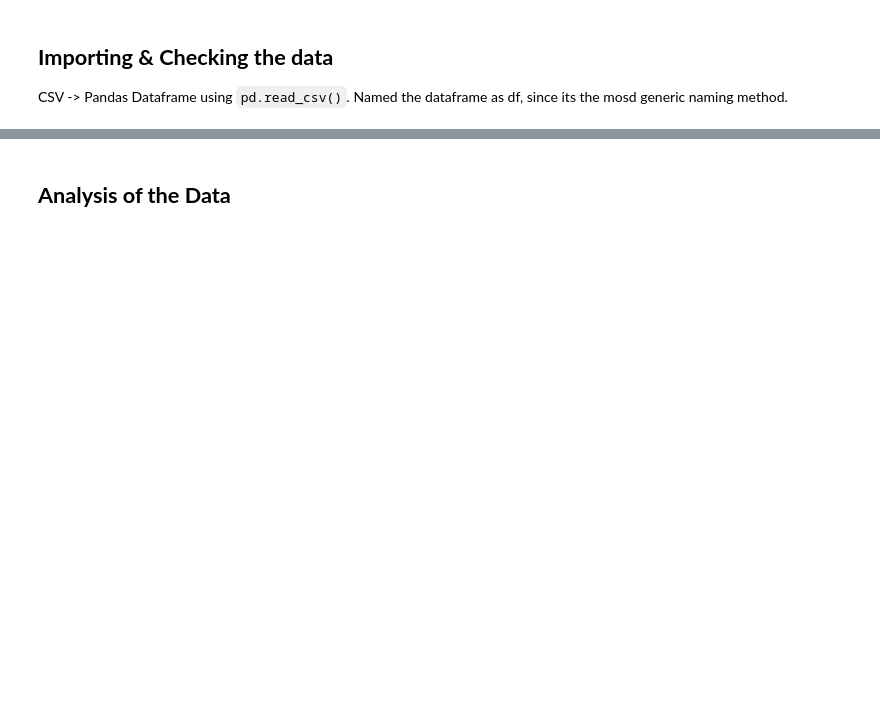
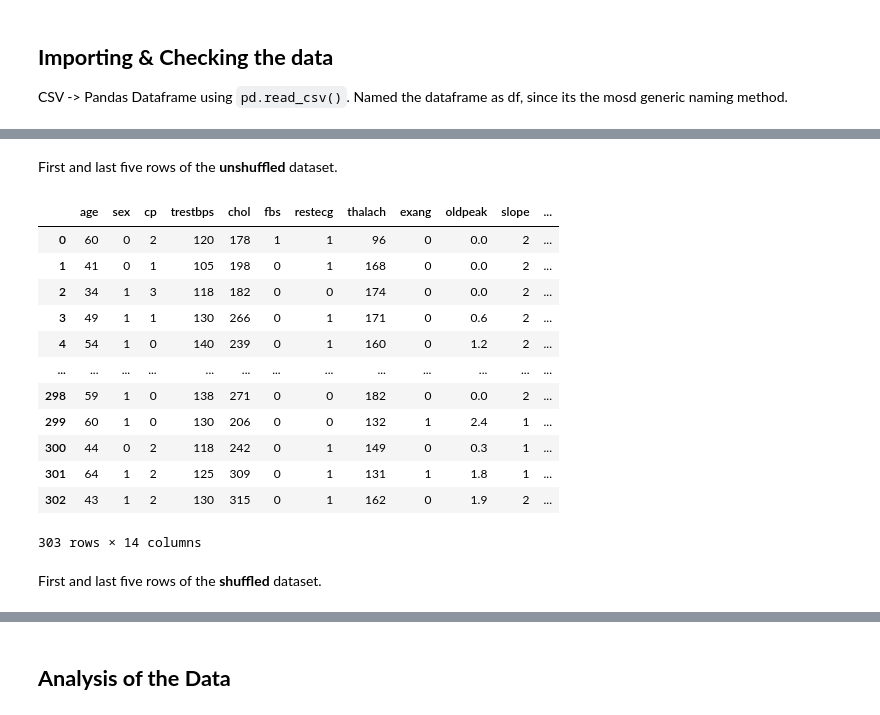
Before and after one commit to jonleesy/F21DLHeartDiseaseClassification, a Jupyter notebook: Model/HeartDisease.ipynb, the cells around one changed output, grey strips where cells are left out. Drawn from its saved outputs; the diff is of its cells as text; code cells hidden in the pictures; blank space fills up the shorter version.

```diff
--- a/Model/HeartDisease.ipynb
+++ b/Model/HeartDisease.ipynb
@@ -50,3 +48,24 @@ print(df_shuffle.head(5))
+# %% [markdown]
+First and last five rows of the __unshuffled__ dataset.
+# %%
+df_shuffle = shuffle(df).reset_index(drop = True)
+df_shuffle
+# %% [output]
+|  | age | sex | cp | trestbps | chol | fbs | restecg | thalach | exang | oldpeak | slope | ... |
+| 0 | 60 | 0 | 2 | 120 | 178 | 1 | 1 | 96 | 0 | 0.0 | 2 | ... |
+| 1 | 41 | 0 | 1 | 105 | 198 | 0 | 1 | 168 | 0 | 0.0 | 2 | ... |
+| 2 | 34 | 1 | 3 | 118 | 182 | 0 | 0 | 174 | 0 | 0.0 | 2 | ... |
+| 3 | 49 | 1 | 1 | 130 | 266 | 0 | 1 | 171 | 0 | 0.6 | 2 | ... |
+| 4 | 54 | 1 | 0 | 140 | 239 | 0 | 1 | 160 | 0 | 1.2 | 2 | ... |
+| ... | ... | ... | ... | ... | ... | ... | ... | ... | ... | ... | ... | ... |
+| 298 | 59 | 1 | 0 | 138 | 271 | 0 | 0 | 182 | 0 | 0.0 | 2 | ... |
+| 299 | 60 | 1 | 0 | 130 | 206 | 0 | 0 | 132 | 1 | 2.4 | 1 | ... |
+| 300 | 44 | 0 | 2 | 118 | 242 | 0 | 1 | 149 | 0 | 0.3 | 1 | ... |
+| 301 | 64 | 1 | 2 | 125 | 309 | 0 | 1 | 131 | 1 | 1.8 | 1 | ... |
+| 302 | 43 | 1 | 2 | 130 | 315 | 0 | 1 | 162 | 0 | 1.9 | 2 | ... |
+303 rows × 14 columns
+# %% [markdown]
+First and last five rows of the __shuffled__ dataset.
 # %%
 df.info()
 # %% [output]
```
Also changed, not shown: parts of 12 cells of this notebook.
